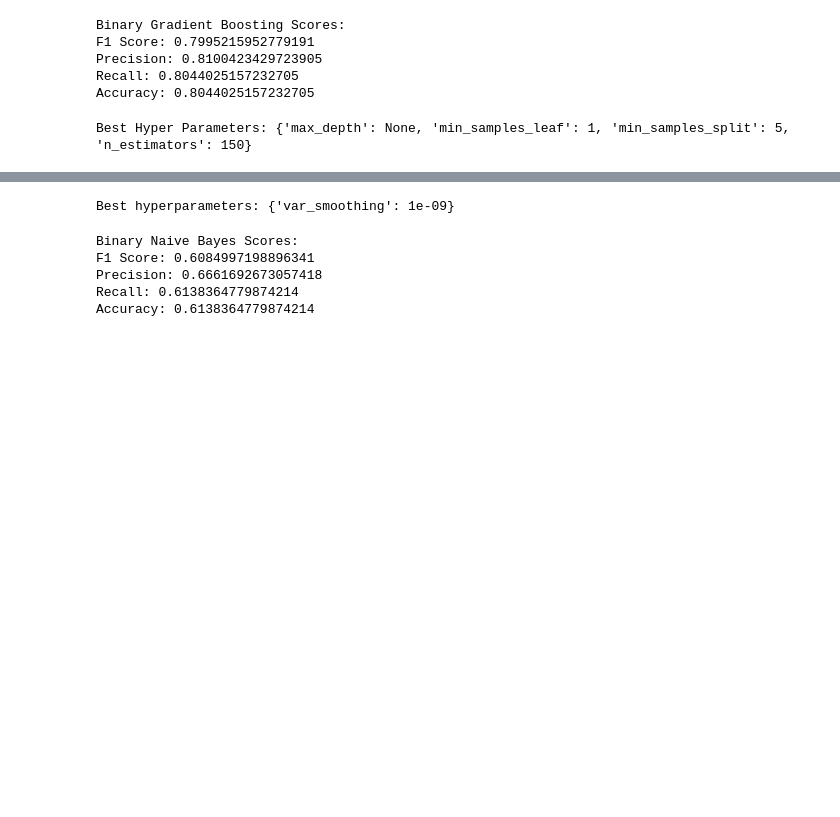
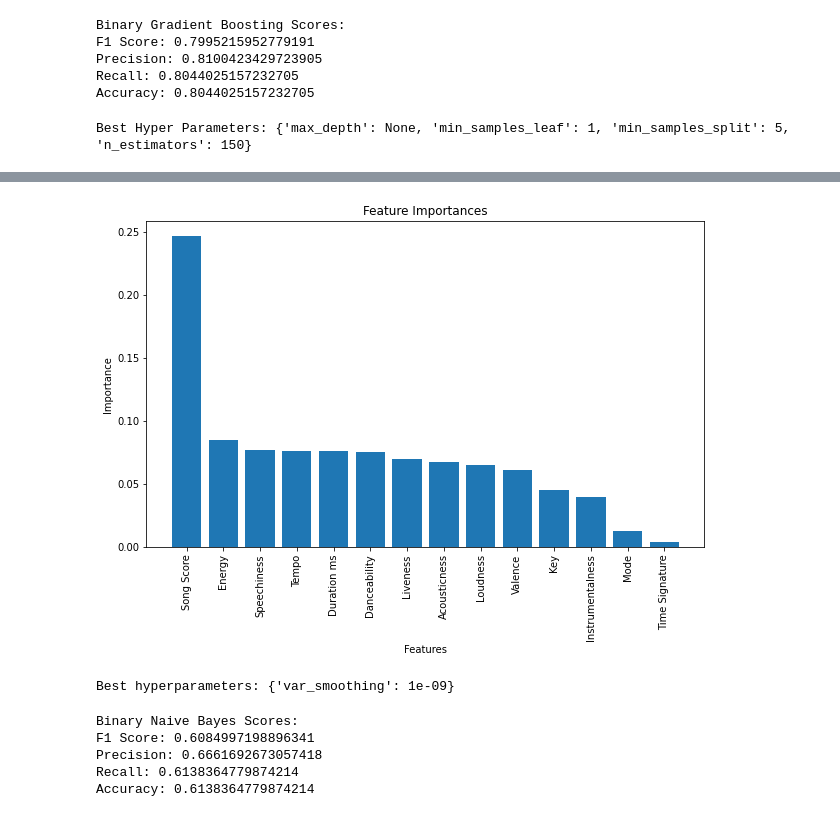
Before and after one commit to jodytng/Charted, a Jupyter notebook: Charted_MLmodels.ipynb, the cells around one changed output, grey strips where cells are left out. Saved outputs shown, nothing was run; the diff lists cells and outputs as text; code cells hidden in the pictures; blank space fills up the shorter version.

Commit message:
feature importance for random forest

```diff
--- a/Charted_MLmodels.ipynb
+++ b/Charted_MLmodels.ipynb
@@ -283,0 +286,10 @@ Accuracy: 0.8767295597484277
+# %%
+feature_names = X.columns
+
+importances = rfc.feature_importances_
+
+importance_df = pd.DataFrame({'feature': feature_names, 'importance': importances})
+importance_df = importance_df.sort_values('importance', ascending=False)
+
+# Display the sorted DataFrame
+print(importance_df)
@@ -283,0 +312,4 @@ Accuracy: 0.8767295597484277
+# %%
+importance_df['cumulative_importance'] = importance_df['importance'].cumsum()
+selected_features = importance_df[importance_df['cumulative_importance'] <= 0.95]['feature']
+print(selected_features)
@@ -284,3 +347,13 @@ Accuracy: 0.8767295597484277
+# %%
+plt.figure(figsize=(10, 6))
+plt.bar(importance_df['feature'], importance_df['importance'])
+plt.xticks(rotation=90)
+plt.xlabel('Features')
+plt.ylabel('Importance')
+plt.title('Feature Importances')
+plt.show()
+# %% [output]
+[figure, added]
 # %%
 # Naive Bayes
 from sklearn.naive_bayes import GaussianNB
```
Also changed, not shown: parts of 4 cells of this notebook.
